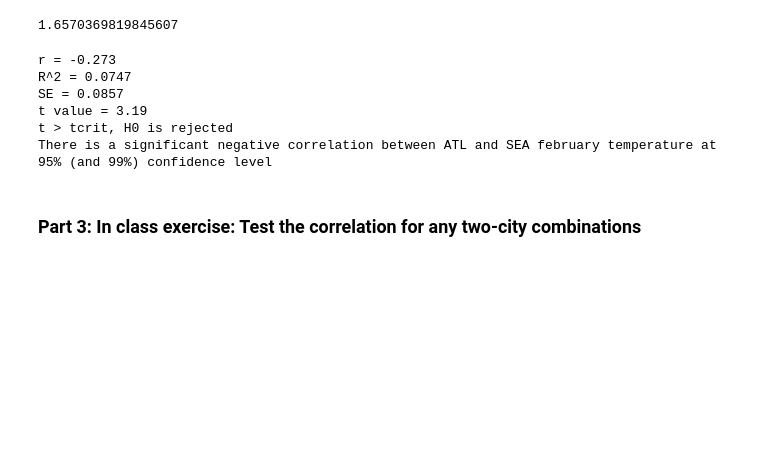
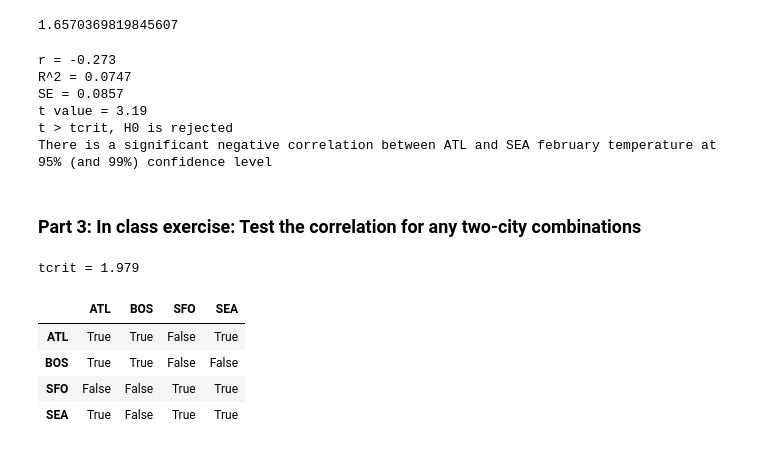
Before and after one commit to pengfeiliu371/EAS2655_S2023, a Jupyter notebook: python/Week5_exercise.ipynb, the cells around one changed output. Drawn from its saved outputs; the diff is of its cells as text; code cells hidden in the pictures; blank space fills up the shorter version.

```diff
--- a/python/Week5_exercise.ipynb
+++ b/python/Week5_exercise.ipynb
@@ -301,6 +302,33 @@ alpha=1-CL
 # %%
 # 4. Determine critical region
 # What is the tcrit value?
+N=len(T_feb)
+df=N-2
+# critical t value
+tcrit=stats.t.ppf(1-alpha/2,df) # two tailed test (as we already know the correlation is negative)
+print(f'tcrit = {tcrit:5.4}')
+# %% [output]
+tcrit = 1.979
 # %%
 # 5. Evaluate whether data rejects the null hypothesis
 # How do we calculate the t-value (Hint: use the correlation coefficient matrix)?
+r_mat=T_feb.corr()
+r_mat
+
+# calculate the correlation coefficient
+SE_mat=np.sqrt((1-r_mat**2)/(N-2))
+SE_mat
+
+# calculate the t values
+t_val_mat=abs(r_mat)/SE_mat
+t_val_mat
+
+# determine whether we can reject the null hypothesis
+result = t_val_mat>tcrit
+result
+# %% [output]
+|  | ATL | BOS | SFO | SEA |
+| ATL | True | True | False | True |
+| BOS | True | True | False | False |
+| SFO | False | False | True | True |
+| SEA | True | False | True | True |
```
Also changed, not shown: parts of 1 cell of this notebook, 6 other files.
